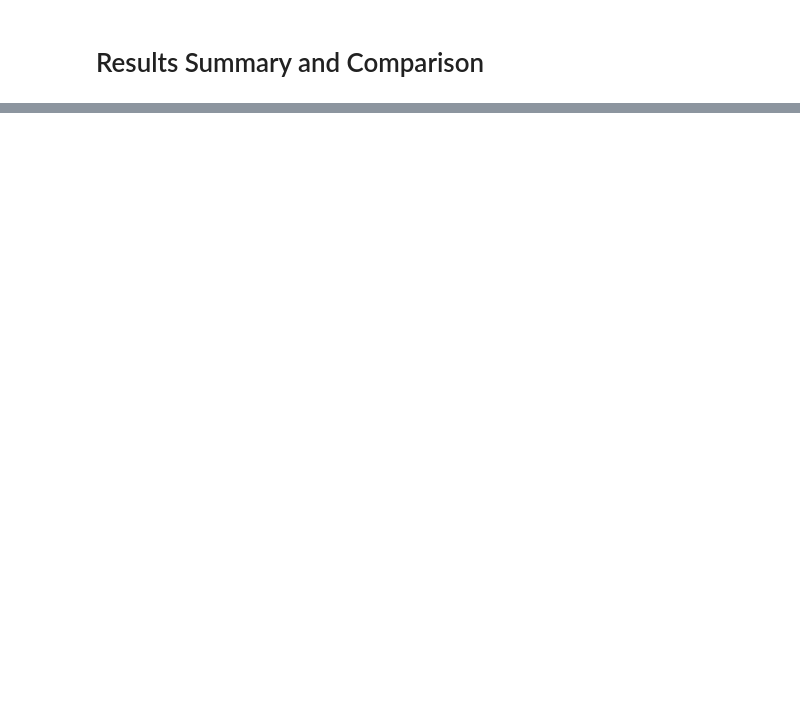
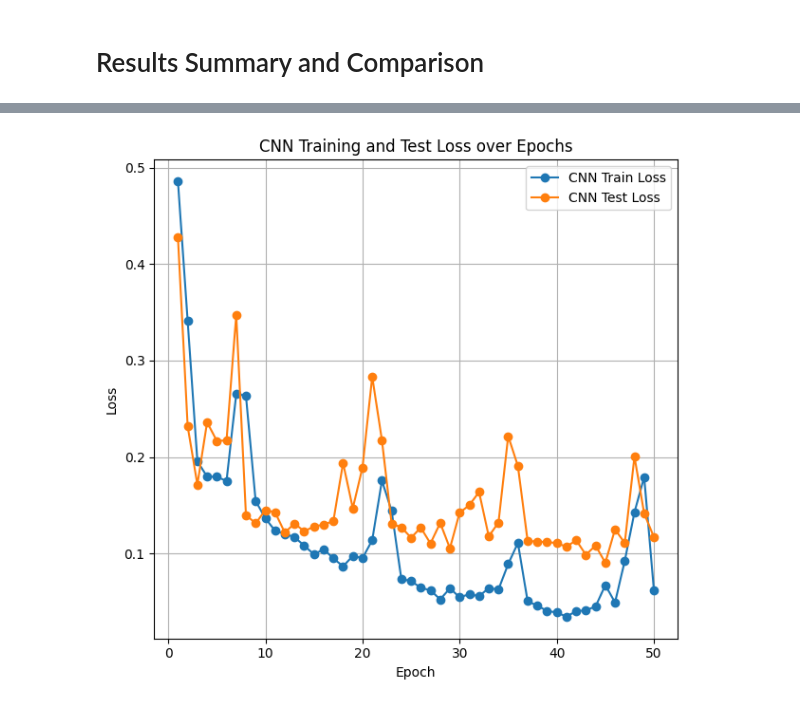
Before and after one commit to k-sobczyk/ensemble-nn-stock-forecast, a Jupyter notebook: model.ipynb, the cells around one changed output, grey strips where cells are left out. Cells and saved outputs as stored; diff of their text form; code cells hidden in the pictures; blank space fills up the shorter version.

```diff
--- a/model.ipynb
+++ b/model.ipynb
@@ -306,0 +371,6 @@ print(f'R²: {r2}')
+# %%
+lstm_data = pd.read_csv('mini/lstm_training_results.csv')
+cnn_data = pd.read_csv('mini/cnn_training_results.csv')
+# %%
+lstm_data.columns = ['Epoch', 'Train_Loss', 'Test_Loss']
+cnn_data.columns = ['Epoch', 'Train_Loss', 'Test_Loss']
@@ -306,0 +393,16 @@ print(f'R²: {r2}')
+# %%
+plt.figure(figsize=(12, 6))
+
+plt.subplot(1, 2, 2)
+plt.plot(cnn_data['Epoch'], cnn_data['Train_Loss'], label='CNN Train Loss', marker='o')
+plt.plot(cnn_data['Epoch'], cnn_data['Test_Loss'], label='CNN Test Loss', marker='o')
+plt.xlabel('Epoch')
+plt.ylabel('Loss')
+plt.title('CNN Training and Test Loss over Epochs')
+plt.legend()
+plt.grid(True)
+
+plt.tight_layout()
+plt.show()
+# %% [output]
+[figure, added]
```
Also changed, not shown: parts of 26 cells of this notebook, 1 other file.
